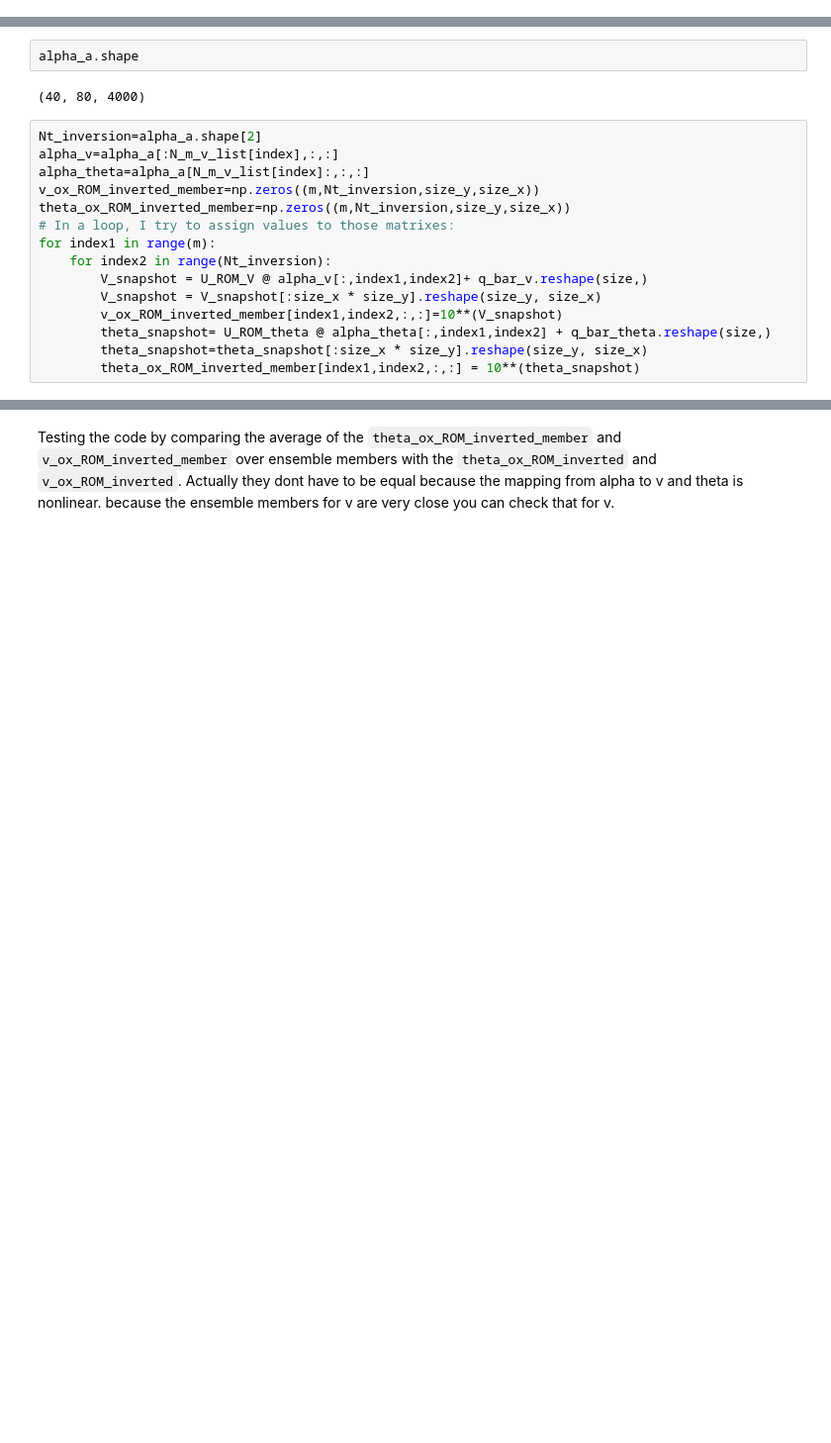
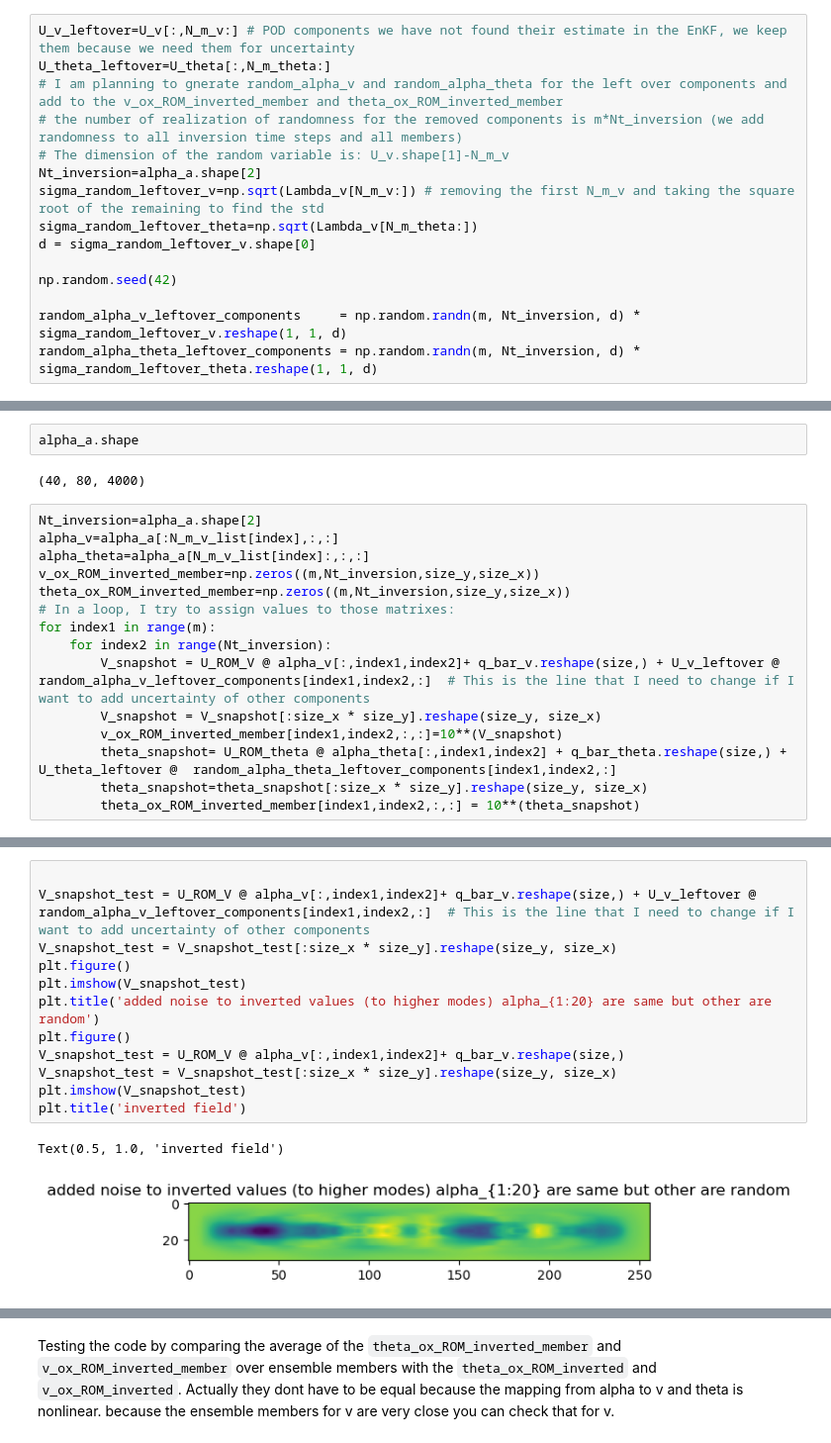
Before and after one commit to hojjatks/ROM_EnKF_earthquakecycle, a Jupyter notebook: Codes/Compute_UQ.ipynb, the cells around one changed output, grey strips where cells are left out. Shown at 99% size. Saved outputs shown, nothing was run; the diff lists cells and outputs as text; blank space fills up the shorter version.

```diff
--- a/Codes/Compute_UQ.ipynb
+++ b/Codes/Compute_UQ.ipynb
@@ -107,3 +109,18 @@ end_time=time_inversion[-1]/t_yr
+# %%
+U_v_leftover=U_v[:,N_m_v:] # POD components we have not found their estimate in the EnKF, we keep them because we need them for uncertainty
+U_theta_leftover=U_theta[:,N_m_theta:]
+# I am planning to gnerate random_alpha_v and random_alpha_theta for the left over components and add to the v_ox_ROM_inverted_member and theta_ox_ROM_inverted_member
+# the number of realization of randomness for the removed components is m*Nt_inversion (we add randomness to all inversion time steps and all members)
+# The dimension of the random variable is: U_v.shape[1]-N_m_v
+Nt_inversion=alpha_a.shape[2]
+sigma_random_leftover_v=np.sqrt(Lambda_v[N_m_v:]) # removing the first N_m_v and taking the square root of the remaining to find the std
+sigma_random_leftover_theta=np.sqrt(Lambda_v[N_m_theta:])
+d = sigma_random_leftover_v.shape[0]
+
+np.random.seed(42)
+
+random_alpha_v_leftover_components     = np.random.randn(m, Nt_inversion, d) *     sigma_random_leftover_v.reshape(1, 1, d)
+random_alpha_theta_leftover_components = np.random.randn(m, Nt_inversion, d) * sigma_random_leftover_theta.reshape(1, 1, d)
 # %%
 print(start_time,t_0_inversion/t_yr)
 # %% [output]
@@ -167,9 +184,9 @@ theta_ox_ROM_inverted_member=np.zeros((m,Nt_inversion,size_y,size_x))
 # In a loop, I try to assign values to those matrixes:
 for index1 in range(m):
     for index2 in range(Nt_inversion):
-        V_snapshot = U_ROM_V @ alpha_v[:,index1,index2]+ q_bar_v.reshape(size,)
+        V_snapshot = U_ROM_V @ alpha_v[:,index1,index2]+ q_bar_v.reshape(size,) + U_v_leftover @  random_alpha_v_leftover_components[index1,index2,:]  # This is the line that I need to change if I want to add uncertainty of other components
         V_snapshot = V_snapshot[:size_x * size_y].reshape(size_y, size_x)
         v_ox_ROM_inverted_member[index1,index2,:,:]=10**(V_snapshot)
-        theta_snapshot= U_ROM_theta @ alpha_theta[:,index1,index2] + q_bar_theta.reshape(size,)
+        theta_snapshot= U_ROM_theta @ alpha_theta[:,index1,index2] + q_bar_theta.reshape(size,) + U_theta_leftover @  random_alpha_theta_leftover_components[index1,index2,:]
         theta_snapshot=theta_snapshot[:size_x * size_y].reshape(size_y, size_x)
         theta_ox_ROM_inverted_member[index1,index2,:,:] = 10**(theta_snapshot)
@@ -175,0 +195,15 @@ for index1 in range(m):
+# %%
+
+V_snapshot_test = U_ROM_V @ alpha_v[:,index1,index2]+ q_bar_v.reshape(size,) + U_v_leftover @  random_alpha_v_leftover_components[index1,index2,:]  # This is the line that I need to change if I want to add uncertainty of other components
+V_snapshot_test = V_snapshot_test[:size_x * size_y].reshape(size_y, size_x)
+plt.figure()
+plt.imshow(V_snapshot_test)
+plt.title('added noise to inverted values (to higher modes) alpha_{1:20} are same but other are random')
+plt.figure()
+V_snapshot_test = U_ROM_V @ alpha_v[:,index1,index2]+ q_bar_v.reshape(size,)
+V_snapshot_test = V_snapshot_test[:size_x * size_y].reshape(size_y, size_x)
+plt.imshow(V_snapshot_test)
+plt.title('inverted field')
+# %% [output]
+Text(0.5, 1.0, 'inverted field')
+[figure, added]
```
Also changed, not shown: parts of 11 cells of this notebook.
